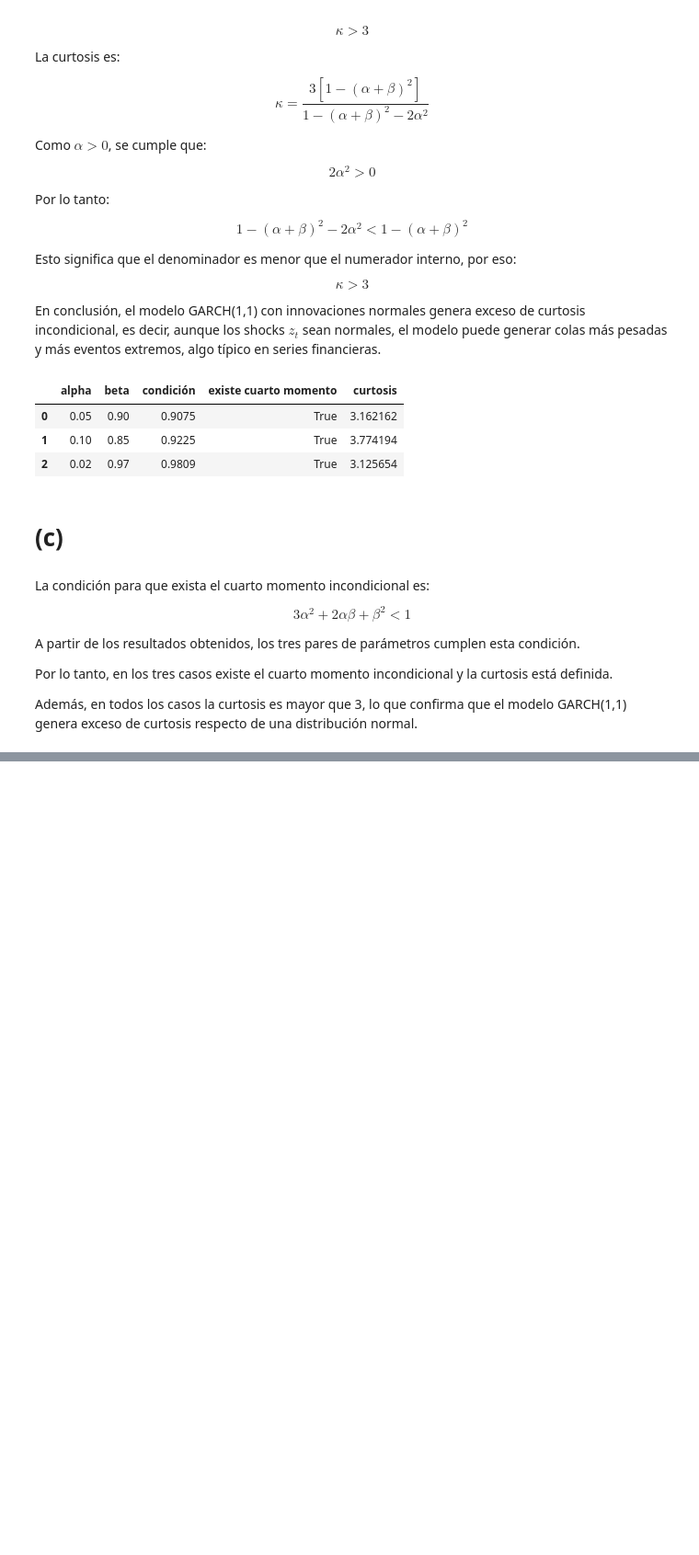
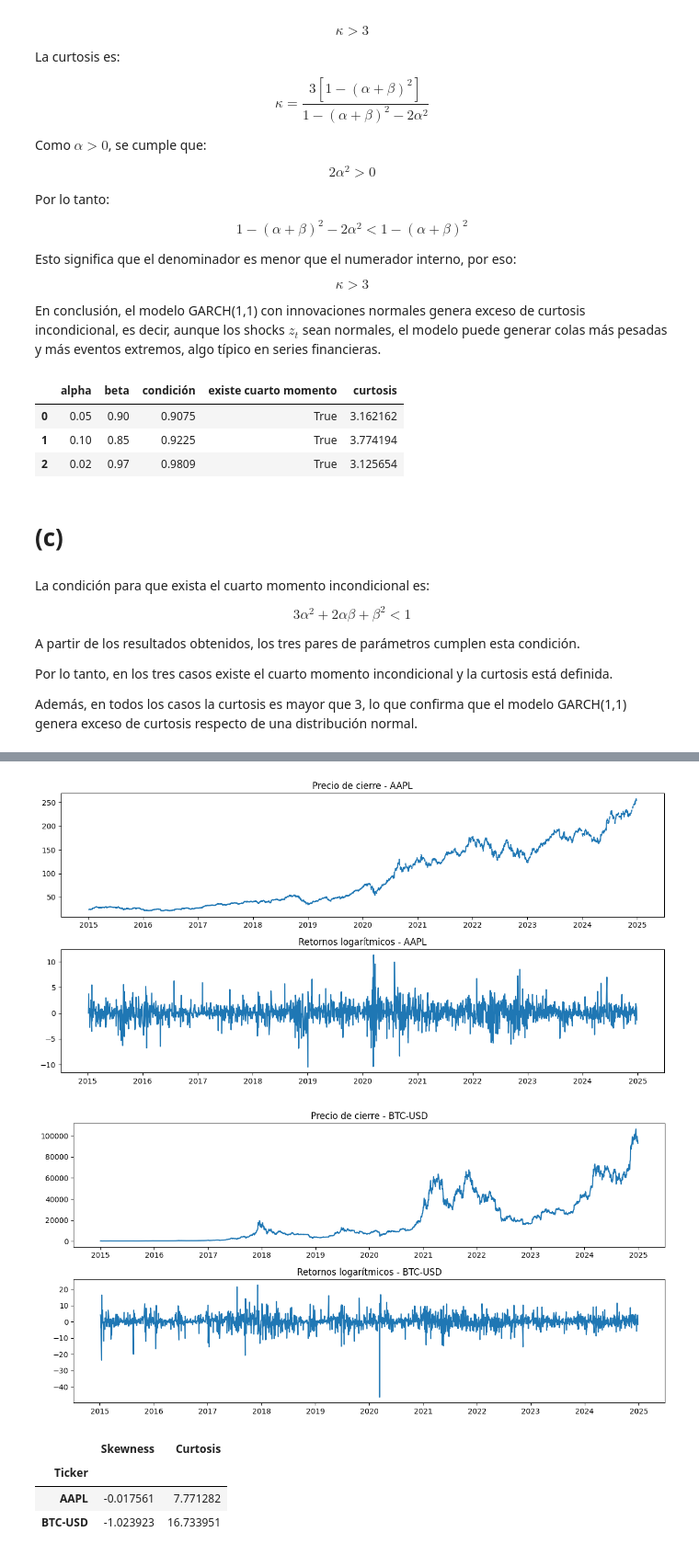
Before and after one commit to Antoniacifuentes/ds_finance_cifuentes, a Jupyter notebook: notebooks/hw5.ipynb, the cells around one changed output, grey strips where cells are left out. Shown at 92% size. Drawn from its saved outputs; the diff is of its cells as text; code cells hidden in the pictures; blank space fills up the shorter version.

```diff
--- a/notebooks/hw5.ipynb
+++ b/notebooks/hw5.ipynb
@@ -341,0 +723,16 @@ Además, en todos los casos la curtosis es mayor que 3, lo que confirma que el m
+# %%
+import yfinance as yf
+import pandas as pd
+import numpy as np
+import matplotlib.pyplot as plt
+
+activos = ["AAPL", "BTC-USD"]
+
+precios = yf.download(
+    activos,
+    start="2015-01-01",
+    end="2024-12-31",
+    auto_adjust=True
+)["Close"]
+
+precios.head()
@@ -341,0 +747,5 @@ Además, en todos los casos la curtosis es mayor que 3, lo que confirma que el m
+# %%
+retornos = 100 * np.log(precios / precios.shift(1))
+retornos = retornos.dropna()
+
+retornos.head()
@@ -341,0 +759,30 @@ Además, en todos los casos la curtosis es mayor que 3, lo que confirma que el m
+# %%
+for activo in activos:
+
+    fig, ax = plt.subplots(2, 1, figsize=(12, 6))
+
+    ax[0].plot(precios[activo])
+    ax[0].set_title(f"Precio de cierre - {activo}")
+
+    ax[1].plot(retornos[activo])
+    ax[1].set_title(f"Retornos logarítmicos - {activo}")
+
+    plt.tight_layout()
+    plt.show()
+# %% [output]
+[figure, added]
+[figure, added]
+# %%
+from scipy.stats import skew, kurtosis
+
+tabla = pd.DataFrame({
+    "Skewness": retornos.apply(skew),
+    "Curtosis": retornos.apply(kurtosis, fisher=False)
+})
+
+tabla
+# %% [output]
+|  | Skewness | Curtosis |
+| Ticker |  |  |
+| AAPL | -0.017561 | 7.771282 |
+| BTC-USD | -1.023923 | 16.733951 |
```
Also changed, not shown: parts of 36 cells of this notebook.
